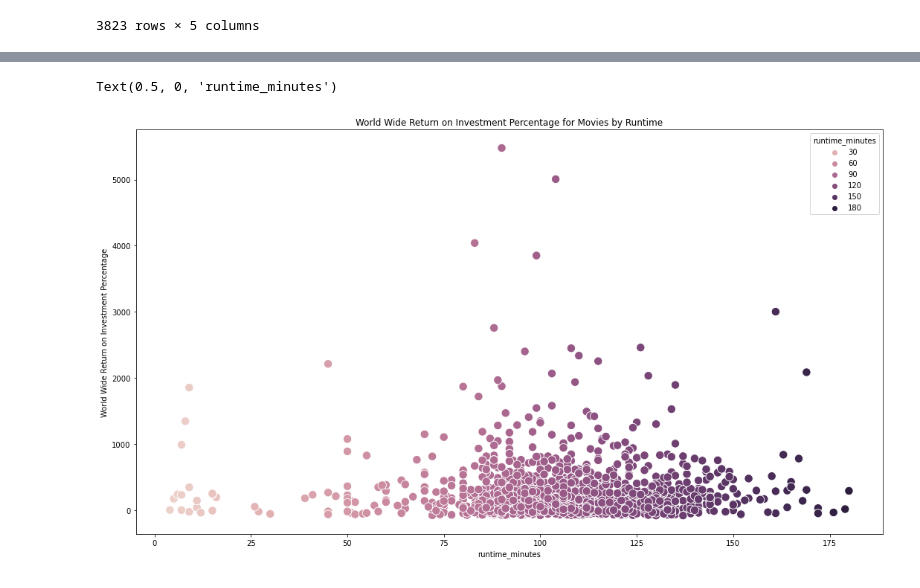
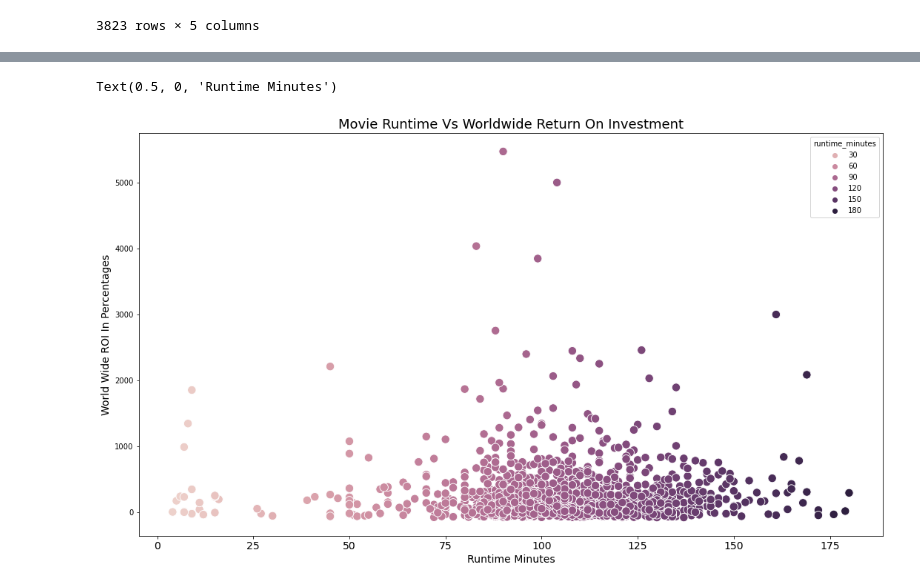
Before and after one commit to sarahadamsjack/phase-1-project-1, a Jupyter notebook: index.ipynb, the cells around one changed output, grey strips where cells are left out. Saved outputs shown, nothing was run; the diff lists cells and outputs as text; code cells hidden in the pictures.

Commit message:
Updated the scatterplot charts

```diff
--- a/index.ipynb
+++ b/index.ipynb
@@ -100,6 +100,6 @@ master_data = tn_df.merge(sql_df, on = 'movie').drop\
 (columns = ['original_title', 'start_year', 'id'])
 # %%
 # We will be removing any duplicates from our dataset
-master_data = master_data.drop_duplicates(subset  = 'movie').set_index('movie')
+master_data = master_data.drop_duplicates(subset  = 'movie').set_index('movie_id')
 master_data.tail(10)
 # %% [output]
@@ -138,0 +149,4 @@ master_data.head()
+# %%
+# Changing Avatar genre from Horror to Action/Sci-Fi/Fantasy/Adventure
+master_data.loc[master_data['movie'] == 'Avatar', 'genres'] = 'Action,Adventure,Fantasy,Adventure'
+master_data.head()
@@ -222,5 +244,4 @@ Text(0.5, 0, 'Month of Release')
 
 #intial insights: similar pattern as domestic, esp with that feburary thing --> much greater increase for january (could be holiday season, people want or need something to do bc most things are closed and also awards season )
 # %%
-relation_df = master_data['runtime_minutes'].to_frame().join(master_data['worldwide_ROI_perc'])
-relation_df.head()
+chart_1 = master_data['runtime_minutes'].to_frame().join(master_data['worldwide_ROI_perc'])
@@ -235,17 +248,15 @@ relation_df.head()
 # %%
-fig, ax = plt.subplots(figsize = (18, 10))
+# Visualization of runtime vs worldwide return on investment using Seaborn .
+fig, ax = plt.subplots(1,1, figsize = (18, 10))
+plt.xticks(fontsize=14, rotation=0)
+x_df= chart_1['runtime_minutes']
+y_df = chart_1['worldwide_ROI_perc']
+ax= sns.scatterplot(x = x_df, y = y_df, data = chart_1, hue = 'runtime_minutes', s = 130)
 
-#setting x and y variables
-x_df= relation_df['runtime_minutes']
-y_df = relation_df['worldwide_ROI_perc']
-
-#graphing
-ax= sns.scatterplot(x = x_df, y = y_df, data = relation_df, hue = 'runtime_minutes', s = 130)
-
-#setting labels and titles
-ax.set_title("World Wide Return on Investment Percentage for Movies by Runtime")
-ax.set_ylabel("World Wide Return on Investment Percentage")
-ax.set_xlabel("runtime_minutes")
+# Setting titles and adjusting the font size.
+ax.set_title("Movie Runtime Vs Worldwide Return On Investment", fontsize = 18)
+ax.set_ylabel("World Wide ROI In Percentages", fontsize = 14)
+ax.set_xlabel("Runtime Minutes", fontsize = 14)
 # %% [output]
-Text(0.5, 0, 'runtime_minutes')
+Text(0.5, 0, 'Runtime Minutes')
-[figure, old version]
+[figure, new version]
```
Also changed, not shown: parts of 14 cells of this notebook.
